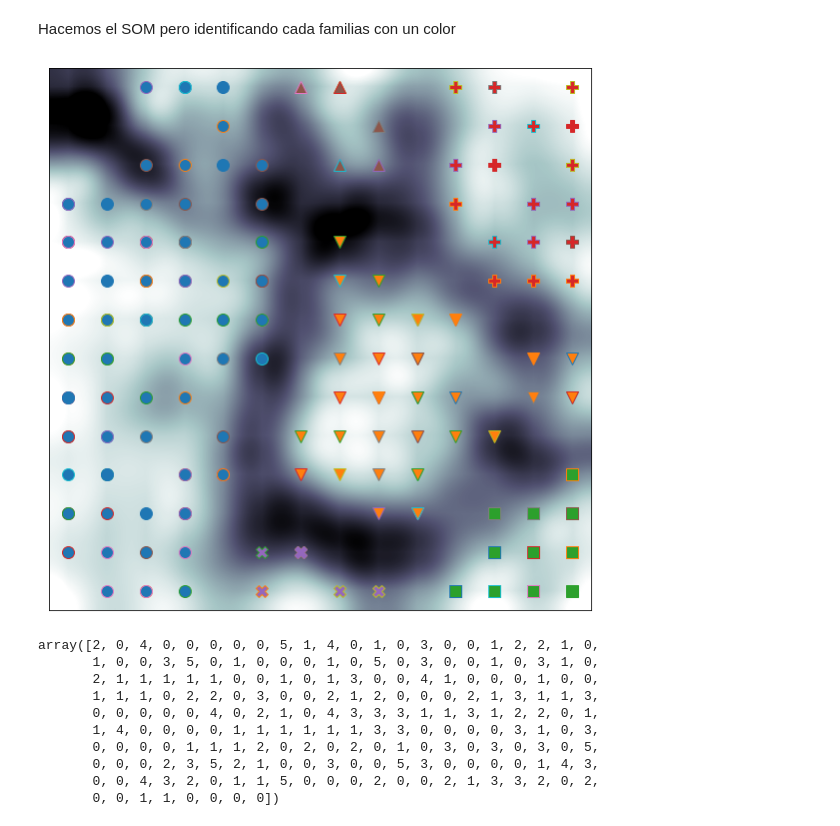
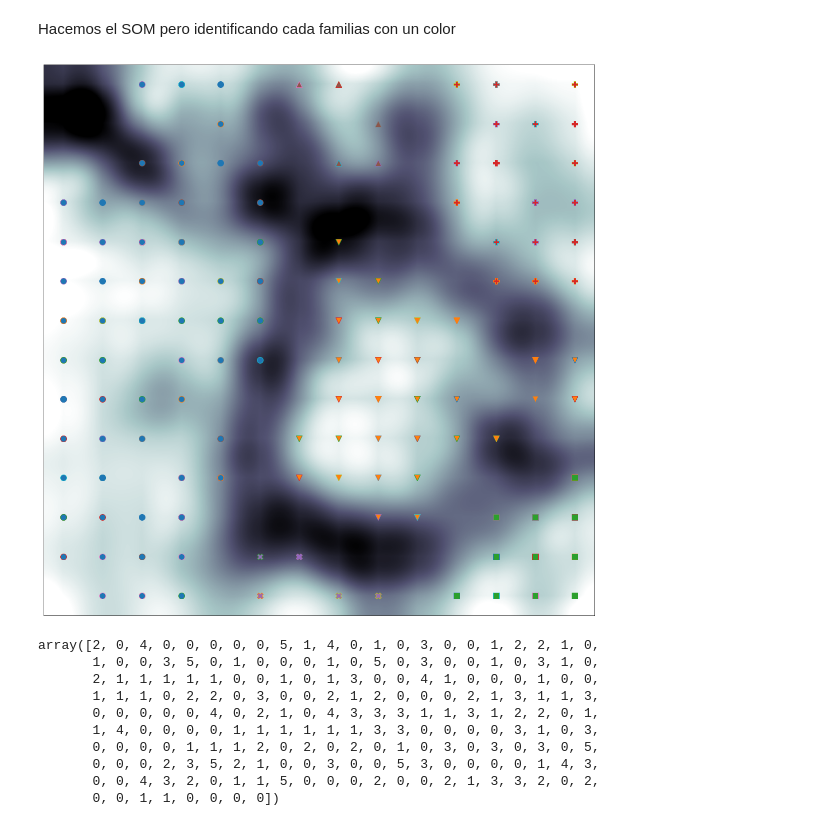
Before and after one commit to sergiohzlz/som_ontologias, a Jupyter notebook: som ontologias.ipynb, the cells around one changed output. Cells and saved outputs as stored; diff of their text form; code cells hidden in the pictures.

```diff
--- a/som ontologias.ipynb
+++ b/som ontologias.ipynb
@@ -348,7 +348,7 @@ Imprimimos las componentes
 color='Oranges'
 inter='sinc'
 rs, cs = 3,3
-fig, axn = plt.subplots(rs,cs, figsize=(15,18))
+fig, axn = plt.subplots(rs,cs, figsize=(20,20))
 
 for j,ax in enumerate(axn.flat):
     if(j<k):
@@ -370,7 +370,8 @@ for j,ax in enumerate(axn.flat):
 # %%
 def get_id_fam(i):
     fam = df.iloc[i].familia
-    return fam[3:].translate({ord('0'):''})
+    #return fam[3:].translate({ord('0'):''})
+    return fam[2:]
 
 winners = {}
 for i,d in enumerate(datos):
@@ -434,0 +442,11 @@ qnt[0], datos[0]
+# %%
+ngpos = [4,5,6,7]
+mscore = 2
+for k in ngpos:
+    cluster = AgglomerativeClustering(n_clusters=k, linkage='ward', affinity='euclidean')
+    cl = cluster.fit_predict(qnt)
+    score = davies_bouldin_score(datos, cl)
+    if(score<mscore):
+        mscore=score
+        mgpos=k
+        print("{} : {}".format(k, score))
@@ -435,5 +457,5 @@ qnt[0], datos[0]
 # %%
-n_clusters=6
+n_clusters=mgpos
 cluster = AgglomerativeClustering(n_clusters=n_clusters, linkage='ward', affinity='euclidean')
 cl = cluster.fit_predict(qnt)
 # %%
@@ -482,21 +504,21 @@ Hacemos el SOM pero identificando cada familias con un color
 # %%
 
 marcadores = ['o','v','s','P','X', '^']
 colores =    ['C0','C1','C2','C3','C4','C5']
 
-fig, axn = plt.subplots(1,1, figsize=(10,10))
+fig, axn = plt.subplots(1,1, figsize=(20,20))
 
 plt.imshow(M, interpolation='sinc', cmap='bone')
 plt.xticks([])
 plt.yticks([])
 
 grupos = dict()
 
 for ix,d in enumerate(datos):
     w = som.winner(d)
     plt.plot(w[0], w[1], marcadores[cl[ix]],markerfacecolor=colores[cl[ix]], markersize=12)
 # %% [output]
-[figure, old version]
+[figure, new version]
 # %%
 cl
 # %% [output]
```
Also changed, not shown: parts of 10 cells of this notebook, 2 other files.
